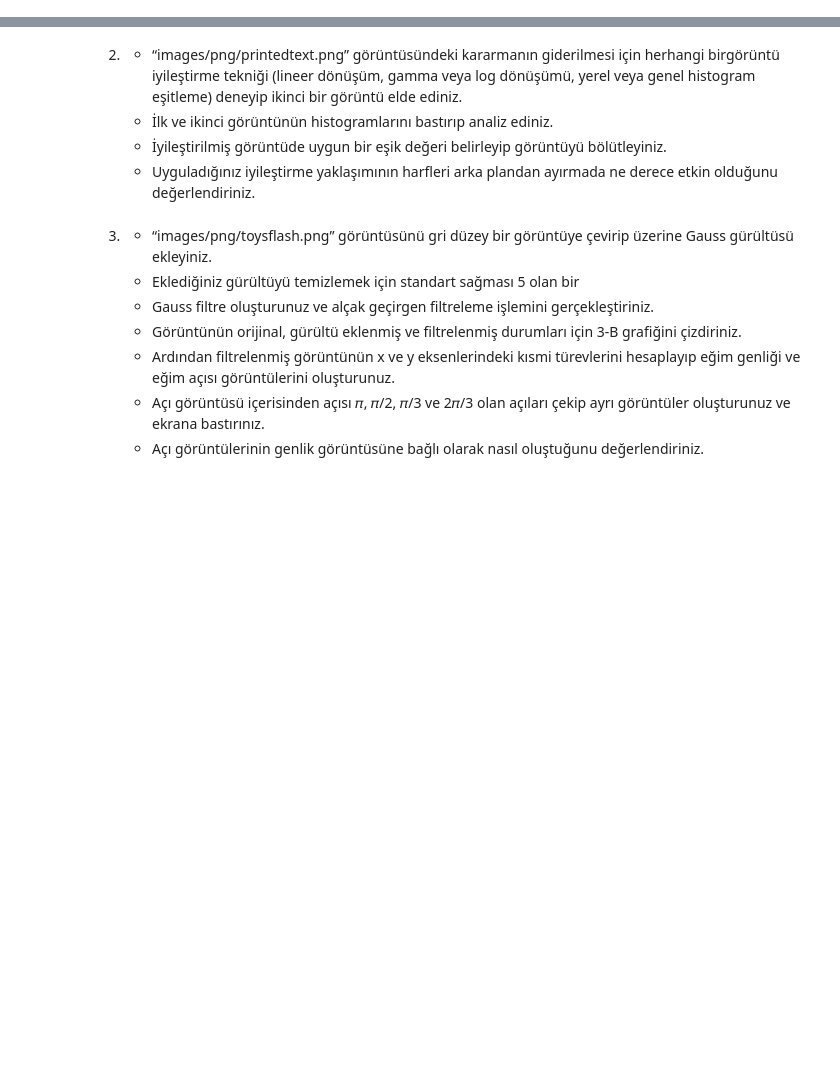
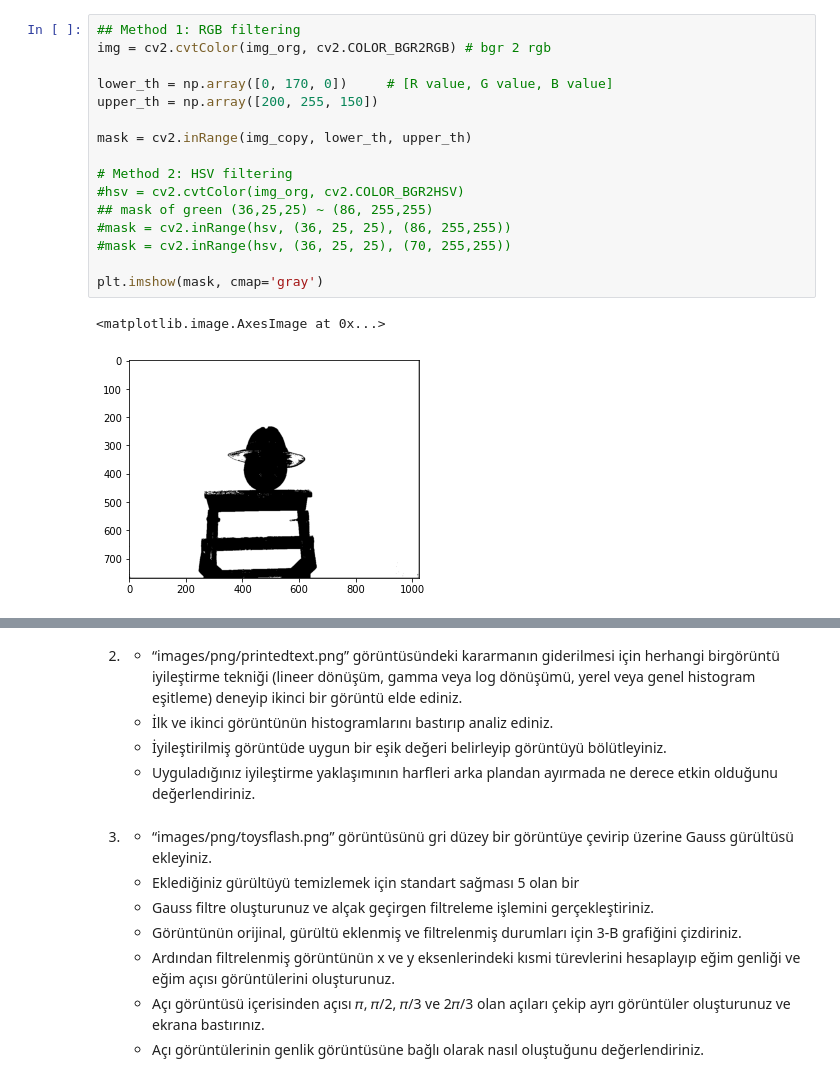
Before and after one commit to melihozaydin/MSc_Projects, a Jupyter notebook: BM5113 - Bilgisayarla Görme/hw1/hw1.ipynb, the cells around one changed output, grey strips where cells are left out. Drawn from its saved outputs; the diff is of its cells as text; blank space fills up the shorter version.

```diff
--- a/BM5113 - Bilgisayarla Görme/hw1/hw1.ipynb
+++ b/BM5113 - Bilgisayarla Görme/hw1/hw1.ipynb
@@ -8,0 +118,19 @@ değişmesini sağlayınız.
+# %%
+## Method 1: RGB filtering
+img = cv2.cvtColor(img_org, cv2.COLOR_BGR2RGB) # bgr 2 rgb
+
+lower_th = np.array([0, 170, 0])     # [R value, G value, B value]
+upper_th = np.array([200, 255, 150])
+
+mask = cv2.inRange(img_copy, lower_th, upper_th)
+
+# Method 2: HSV filtering
+#hsv = cv2.cvtColor(img_org, cv2.COLOR_BGR2HSV)
+## mask of green (36,25,25) ~ (86, 255,255)
+#mask = cv2.inRange(hsv, (36, 25, 25), (86, 255,255))
+#mask = cv2.inRange(hsv, (36, 25, 25), (70, 255,255))
+
+plt.imshow(mask, cmap='gray')
+# %% [output]
+<matplotlib.image.AxesImage at 0x...>
+[figure, added]
```
Also changed, not shown: parts of 13 cells of this notebook, 2 other files.
